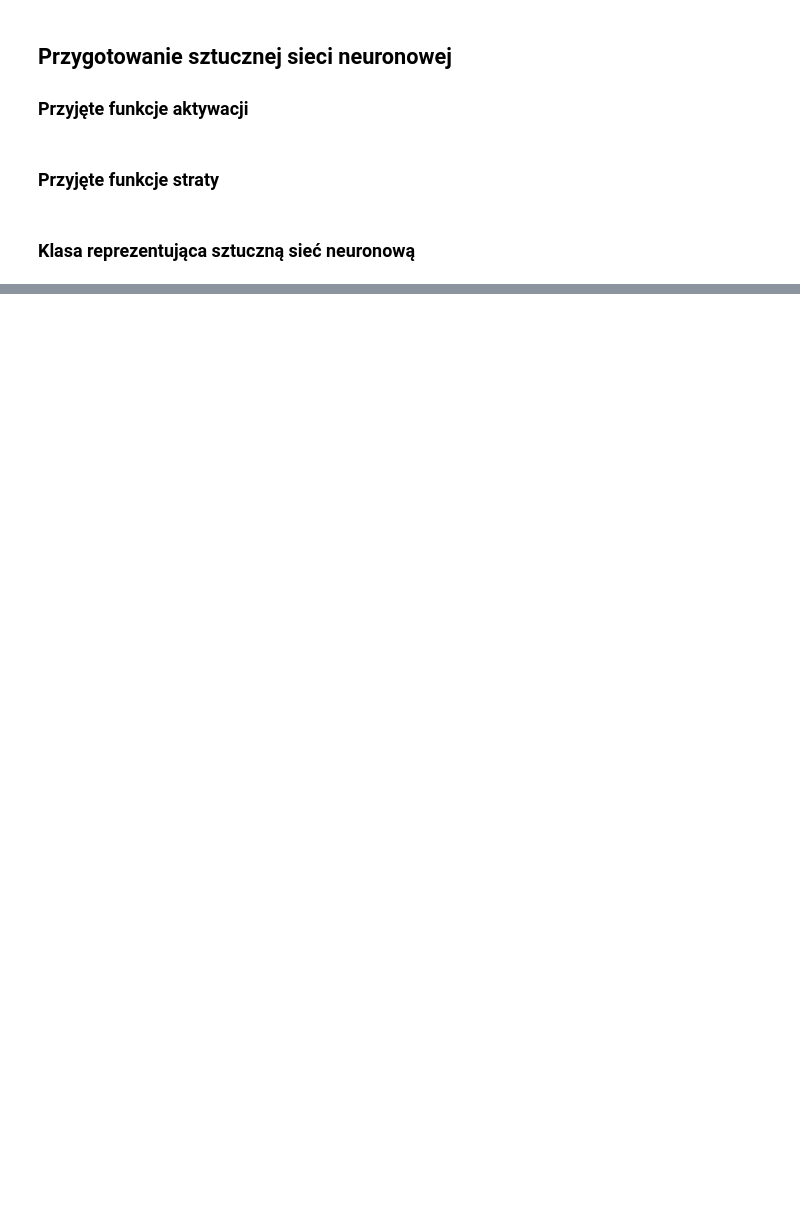
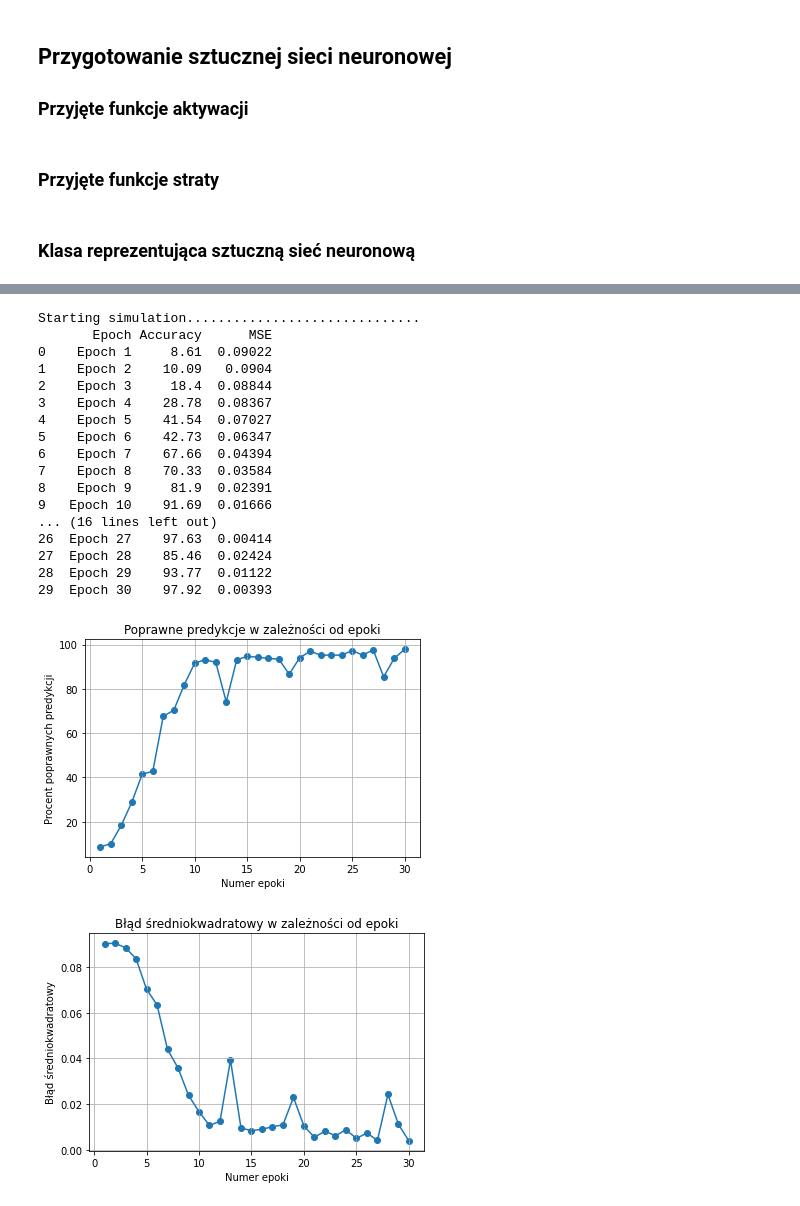
Before and after one commit to brusmichal/neural_network, a Jupyter notebook: neural_network/NeuralNetwork_Brus_Mazurkiewicz.ipynb, the cells around one changed output, grey strips where cells are left out. Drawn from its saved outputs; the diff is of its cells as text; code cells hidden in the pictures; blank space fills up the shorter version.

```diff
--- a/neural_network/NeuralNetwork_Brus_Mazurkiewicz.ipynb
+++ b/neural_network/NeuralNetwork_Brus_Mazurkiewicz.ipynb
@@ -254,0 +251,22 @@ Epoch 30/30     -> valid_accuracy=95.25%, accuracy=99.41%, mse=0.00117
+# %%
+simulation(network_layers=[64, 16, 16, 10], epochs=30, mini_batch_size=10, learning_rate=6.0)
+# %% [output]
+Starting simulation..............................
+       Epoch Accuracy      MSE
+0    Epoch 1     8.61  0.09022
+1    Epoch 2    10.09   0.0904
+2    Epoch 3     18.4  0.08844
+3    Epoch 4    28.78  0.08367
+4    Epoch 5    41.54  0.07027
+5    Epoch 6    42.73  0.06347
+6    Epoch 7    67.66  0.04394
+7    Epoch 8    70.33  0.03584
+8    Epoch 9     81.9  0.02391
+9   Epoch 10    91.69  0.01666
+... (16 lines left out)
+26  Epoch 27    97.63  0.00414
+27  Epoch 28    85.46  0.02424
+28  Epoch 29    93.77  0.01122
+29  Epoch 30    97.92  0.00393
+[figure, added]
+[figure, added]
```
Also changed, not shown: parts of 23 cells of this notebook.
